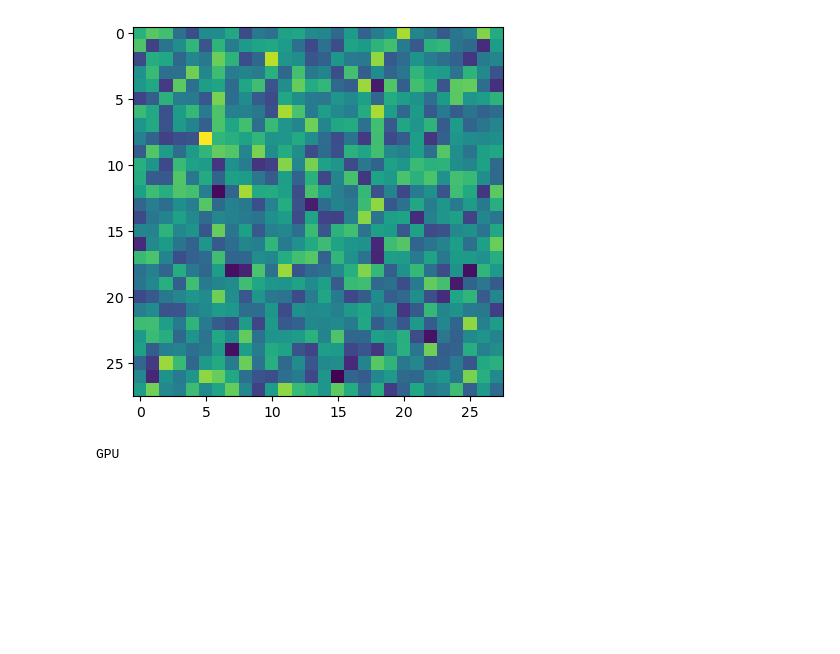
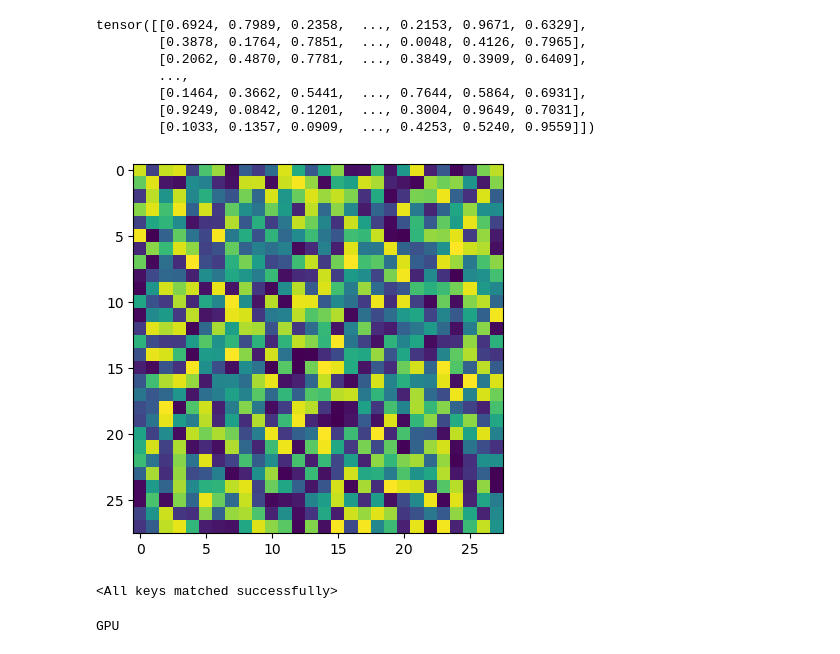
Before and after one commit to weiso131/Gans_mnist, a Jupyter notebook: mnist_generator.ipynb, the cells around one changed output. Cells and saved outputs as stored; diff of their text form; code cells hidden in the pictures; blank space fills up the shorter version.

Commit message:
add L2 regulization, he init

```diff
--- a/mnist_generator.ipynb
+++ b/mnist_generator.ipynb
@@ -38,24 +37,38 @@ mnist_val_dataloader = DataLoader(mnist, sampler=mnist_valid_sampler, batch_size
 class Generator(nn.Module):
     def __init__(self):
         super(Generator, self).__init__()
-        self.output = nn.Sequential(nn.Linear(100, 256),#雜訊是長度100的tensor
+
+
+
+        self.output = nn.Sequential(nn.Linear(200, 256),#雜訊是長度512的tensor
+                                    nn.BatchNorm1d(256),
                                     nn.LeakyReLU(),
                                     nn.Linear(256, 512),
+                                    nn.BatchNorm1d(512),
                                     nn.LeakyReLU(),
                                     nn.Linear(512, 1024),
+                                    nn.BatchNorm1d(1024),
                                     nn.LeakyReLU(),
                                     nn.Linear(1024, 784),
                                     nn.Tanh())#輸出值域要藉於-1~1
-    def forward(self, batch_size : int, use_gpu = False):
-        x = torch.rand((batch_size, 100))
-        if (use_gpu):
-            x = x.to(device="cuda", dtype=torch.float32)
+
+        self.output.apply(self.init_net_work)
+    def forward(self, batch_size : int, use_gpu = False, generating = False):
+        x = torch.rand(batch_size * 200)#隨機正態分布
+        x = x.view(-1, 200)
+        if (use_gpu): x = x.to(device="cuda", dtype=torch.float32)
+        if (generating): print(x)
         return self.output(x)
     def generate_image(self, num : int):
-        image = self.forward(batch_size=num)
+        image = self.forward(batch_size=num, generating=True)
         image = image.view(-1, 28, 28).detach().numpy()
         image = (image + 1) * 255 / 2
         return image
+
+    def init_net_work(self, tensor : torch.tensor):
+        if (type(tensor) == nn.Linear):
+            nn.init.kaiming_uniform_(tensor.weight, nonlinearity='leaky_relu')
+            nn.init.zeros_(tensor.bias)
 # %%
 class Classifier(nn.Module):
     def __init__(self):
@@ -76,15 +89,27 @@ class Classifier(nn.Module):
         x = x.view(-1, 784)
         return self.output(x)
 # %%
+#呼叫模型
 generator = Generator()
 classifier = Classifier()
-
-
 image = generator.generate_image(10)
 plt.imshow(image[0])
 plt.show()
+
+#使用手寫辨識模型
+mnist_classifer = Mnist_classifer()
+mnist_classifer_checkpoint = torch.load("mnist_classifier/checkpoint.pth")
+mnist_classifer.load_state_dict(mnist_classifer_checkpoint)
 # %% [output]
+tensor([[0.6924, 0.7989, 0.2358,  ..., 0.2153, 0.9671, 0.6329],
+        [0.3878, 0.1764, 0.7851,  ..., 0.0048, 0.4126, 0.7965],
+        [0.2062, 0.4870, 0.7781,  ..., 0.3849, 0.3909, 0.6409],
+        ...,
+        [0.1464, 0.3662, 0.5441,  ..., 0.7644, 0.5864, 0.6931],
+        [0.9249, 0.0842, 0.1201,  ..., 0.3004, 0.9649, 0.7031],
+        [0.1033, 0.1357, 0.0909,  ..., 0.4253, 0.5240, 0.9559]])
-[figure, old version]
+[figure, new version]
+<All keys matched successfully>
 # %%
 #test classifier
 
```
Also changed, not shown: parts of 3 cells of this notebook.
